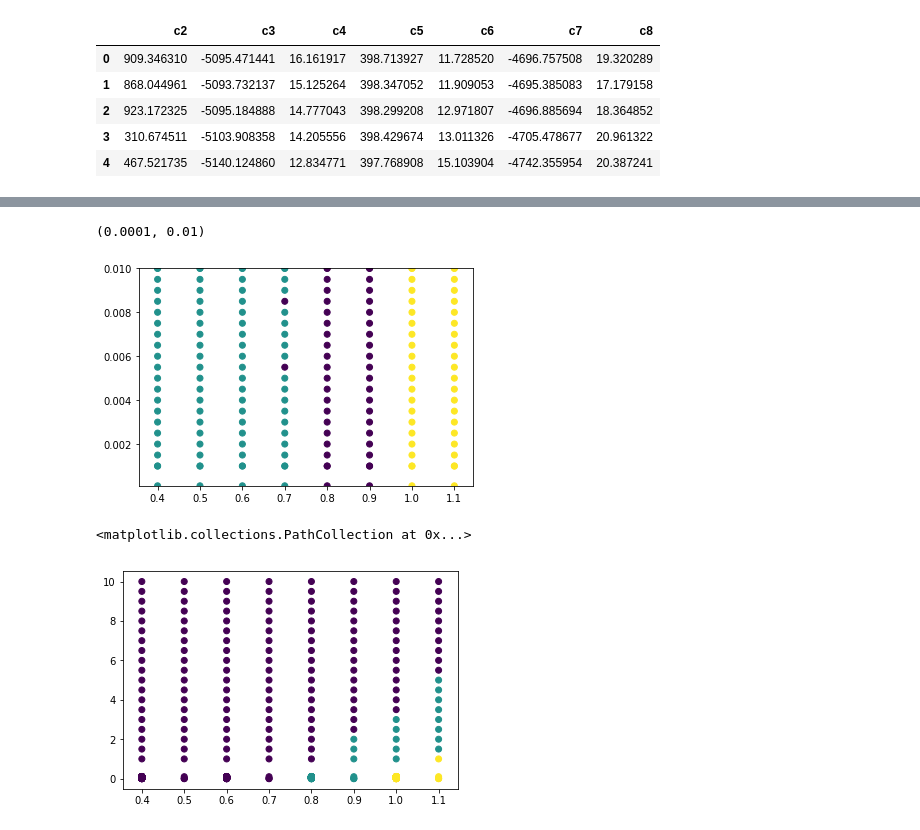
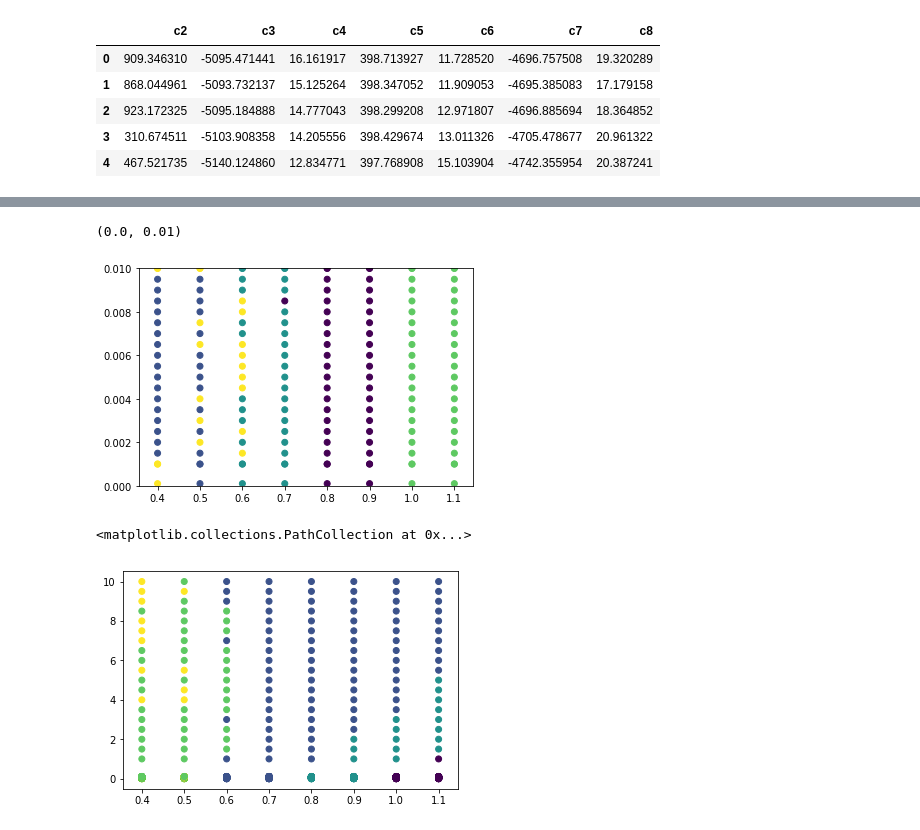
Before and after one commit to AlexVTimofeev/phaseTransitionML, a Jupyter notebook: Clustering1000.ipynb, the cells around one changed output, grey strips where cells are left out. Drawn from its saved outputs; the diff is of its cells as text; code cells hidden in the pictures.

Commit message:
add 5 clustering

```diff
--- a/Clustering1000.ipynb
+++ b/Clustering1000.ipynb
@@ -50,14 +76,14 @@ plt.ylim()
 # %%
 plt.scatter(x,y,c=kmeans)
-plt.ylim(.0001,.01)
+plt.ylim(.0,.01)
 # %% [output]
-(0.0001, 0.01)
+(0.0, 0.01)
-[figure, old version]
+[figure, new version]
 # %%
 from sklearn.cluster import AgglomerativeClustering
 # %%
-testModelAnswers = AgglomerativeClustering(n_clusters=3).fit_predict(data)
+testModelAnswers = AgglomerativeClustering(n_clusters=5).fit_predict(data)
 plt.scatter(x,y,c=testModelAnswers)
 # %% [output]
 <matplotlib.collections.PathCollection at 0x...>
-[figure, old version]
+[figure, new version]
```
Also changed, not shown: parts of 9 cells of this notebook.
